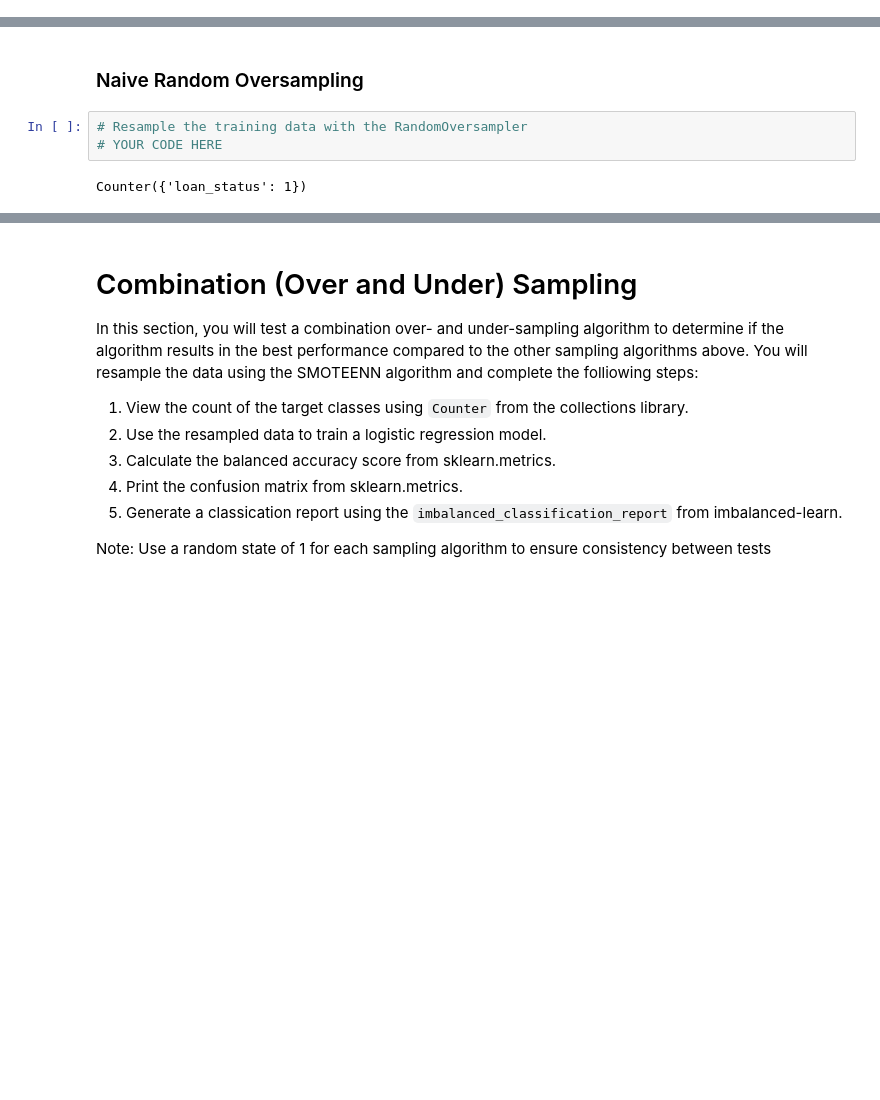
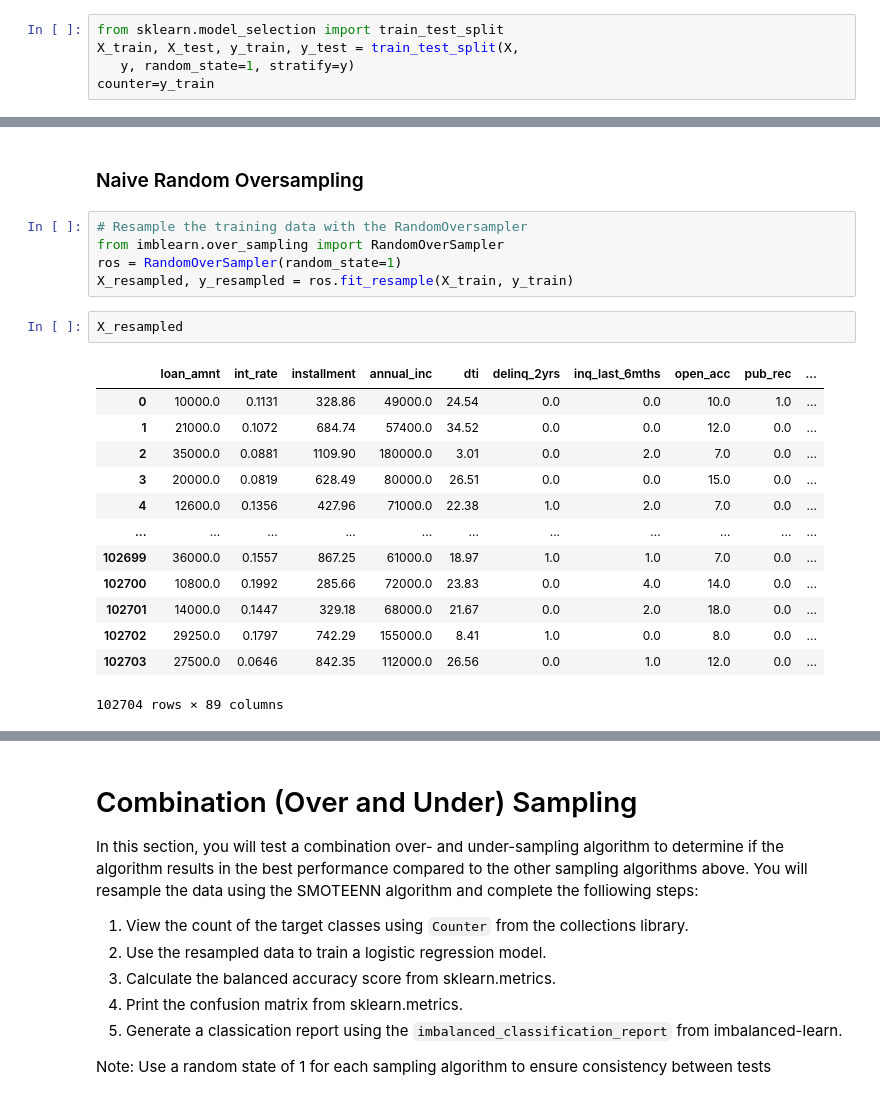
Before and after one commit to mattbarton08/Credit_Risk_Analysis, a Jupyter notebook: credit_risk_resampling.ipynb, the cells around one changed output, grey strips where cells are left out. Saved outputs shown, nothing was run; the diff lists cells and outputs as text; blank space fills up the shorter version.

```diff
--- a/credit_risk_resampling.ipynb
+++ b/credit_risk_resampling.ipynb
@@ -111,3 +161,8 @@ from sklearn.model_selection import train_test_split
+# %%
+from sklearn.model_selection import train_test_split
+X_train, X_test, y_train, y_test = train_test_split(X,
+   y, random_state=1, stratify=y)
+counter=y_train
 # %% [markdown]
 # Oversampling
 
@@ -124,6 +179,22 @@ Note: Use a random state of 1 for each sampling algorithm to ensure consistency
 ### Naive Random Oversampling
 # %%
 # Resample the training data with the RandomOversampler
-# YOUR CODE HERE
+from imblearn.over_sampling import RandomOverSampler
+ros = RandomOverSampler(random_state=1)
+X_resampled, y_resampled = ros.fit_resample(X_train, y_train)
-# %% [output]
-Counter({'loan_status': 1})
+# %%
+X_resampled
+# %% [output]
+|  | loan_amnt | int_rate | installment | annual_inc | dti | delinq_2yrs | inq_last_6mths | open_acc | pub_rec | ... |
+| 0 | 10000.0 | 0.1131 | 328.86 | 49000.0 | 24.54 | 0.0 | 0.0 | 10.0 | 1.0 | ... |
+| 1 | 21000.0 | 0.1072 | 684.74 | 57400.0 | 34.52 | 0.0 | 0.0 | 12.0 | 0.0 | ... |
+| 2 | 35000.0 | 0.0881 | 1109.90 | 180000.0 | 3.01 | 0.0 | 2.0 | 7.0 | 0.0 | ... |
+| 3 | 20000.0 | 0.0819 | 628.49 | 80000.0 | 26.51 | 0.0 | 0.0 | 15.0 | 0.0 | ... |
+| 4 | 12600.0 | 0.1356 | 427.96 | 71000.0 | 22.38 | 1.0 | 2.0 | 7.0 | 0.0 | ... |
+| ... | ... | ... | ... | ... | ... | ... | ... | ... | ... | ... |
+| 102699 | 36000.0 | 0.1557 | 867.25 | 61000.0 | 18.97 | 1.0 | 1.0 | 7.0 | 0.0 | ... |
+| 102700 | 10800.0 | 0.1992 | 285.66 | 72000.0 | 23.83 | 0.0 | 4.0 | 14.0 | 0.0 | ... |
+| 102701 | 14000.0 | 0.1447 | 329.18 | 68000.0 | 21.67 | 0.0 | 2.0 | 18.0 | 0.0 | ... |
+| 102702 | 29250.0 | 0.1797 | 742.29 | 155000.0 | 8.41 | 1.0 | 0.0 | 8.0 | 0.0 | ... |
+| 102703 | 27500.0 | 0.0646 | 842.35 | 112000.0 | 26.56 | 0.0 | 1.0 | 12.0 | 0.0 | ... |
+102704 rows × 89 columns
```
Also changed, not shown: parts of 45 cells of this notebook, 1 other file.
